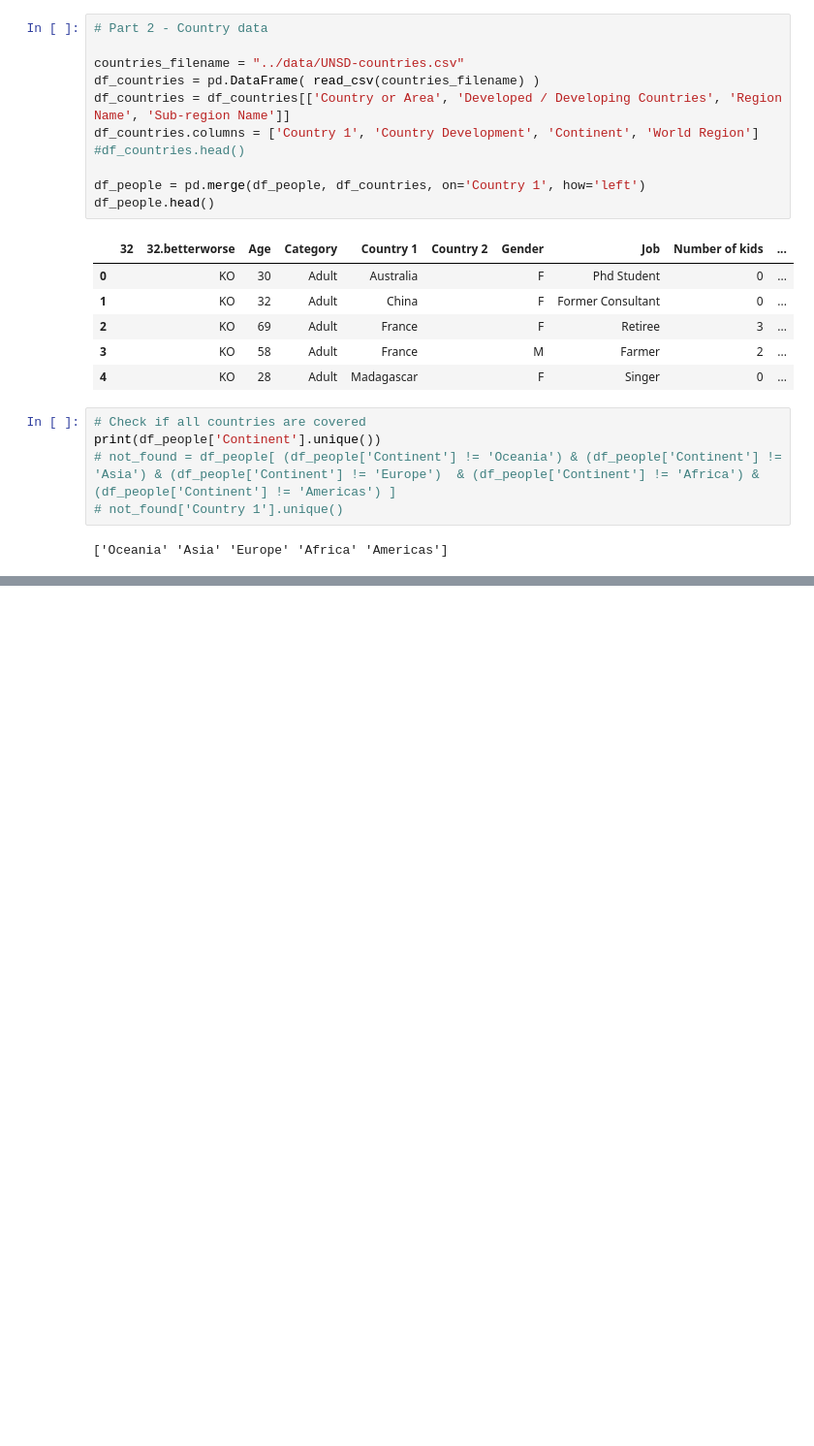
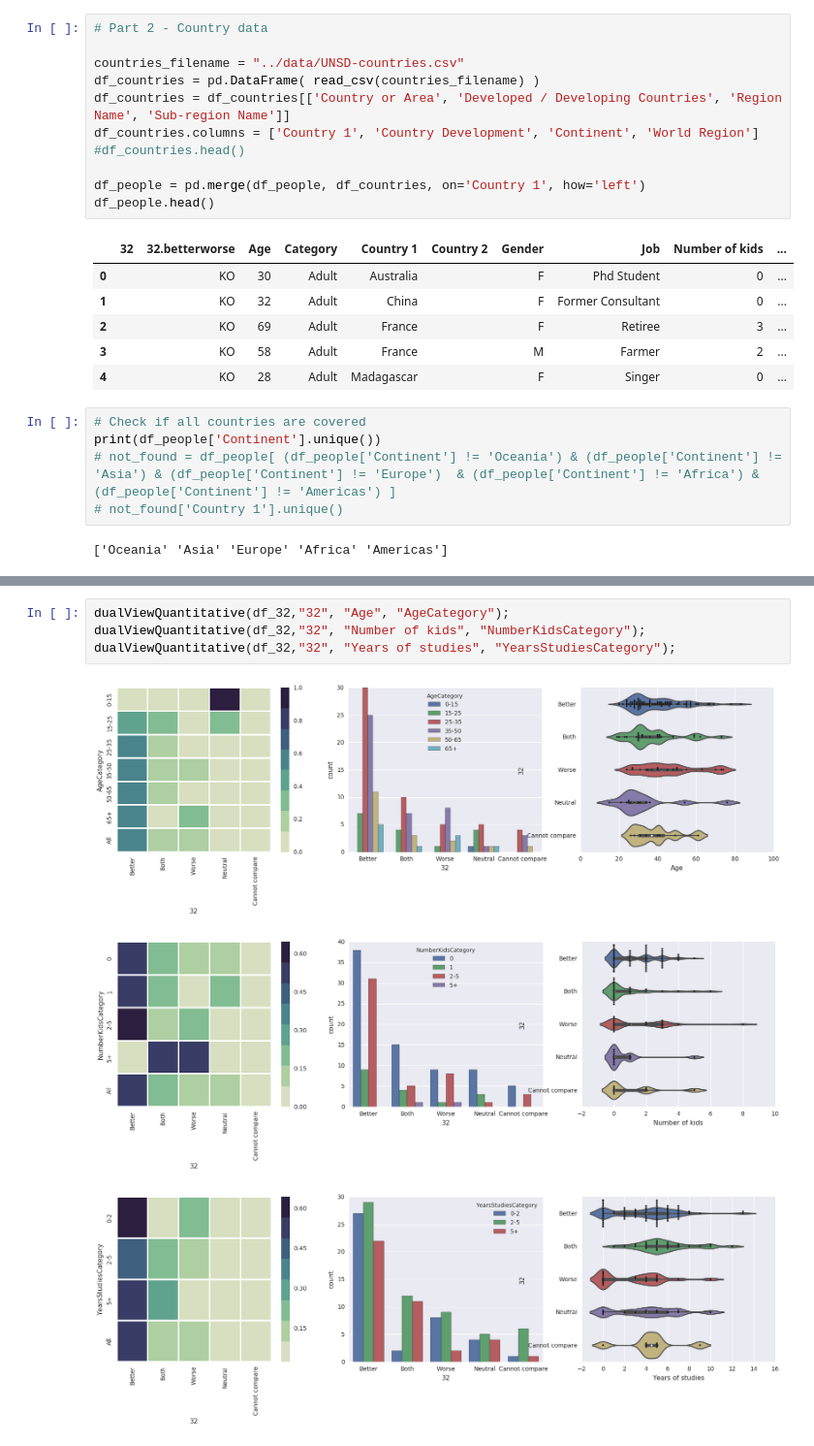
Before and after one commit to emaulandi/20-questions-to-the-world-data, a Jupyter notebook: analysis/20Q_analysis.ipynb, the cells around one changed output, grey strips where cells are left out. Shown: that part at 97% size. Drawn from its saved outputs; the diff is of its cells as text; blank space fills up the shorter version.

```diff
--- a/analysis/20Q_analysis.ipynb
+++ b/analysis/20Q_analysis.ipynb
@@ -378,0 +381,8 @@ g.map_dataframe(lambda data, color: sns.heatmap( df_32.groupby(['AgeCategory','3
+# %%
+dualViewQuantitative(df_32,"32", "Age", "AgeCategory");
+dualViewQuantitative(df_32,"32", "Number of kids", "NumberKidsCategory");
+dualViewQuantitative(df_32,"32", "Years of studies", "YearsStudiesCategory");
+# %% [output]
+[figure, added]
+[figure, added]
+[figure, added]
```
Also changed, not shown: parts of 30 cells of this notebook, 1 other file.
